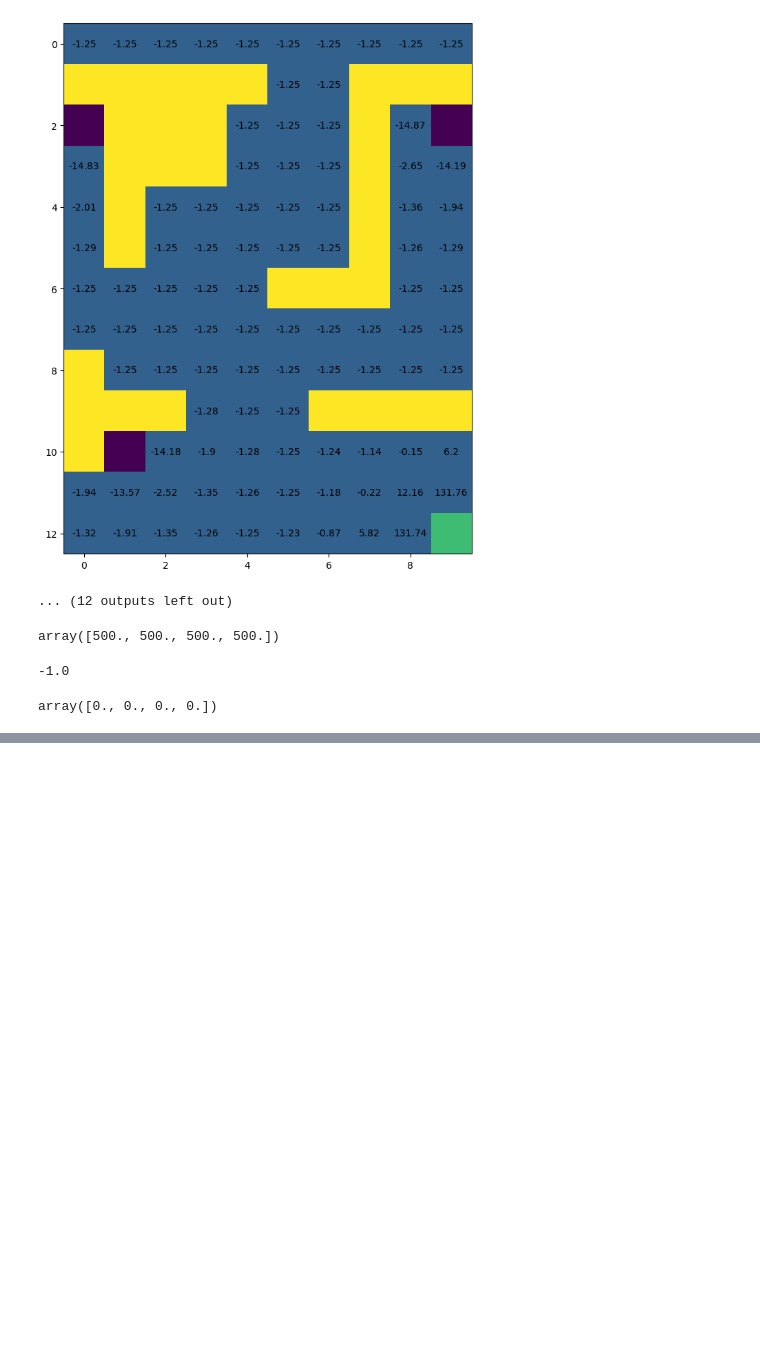
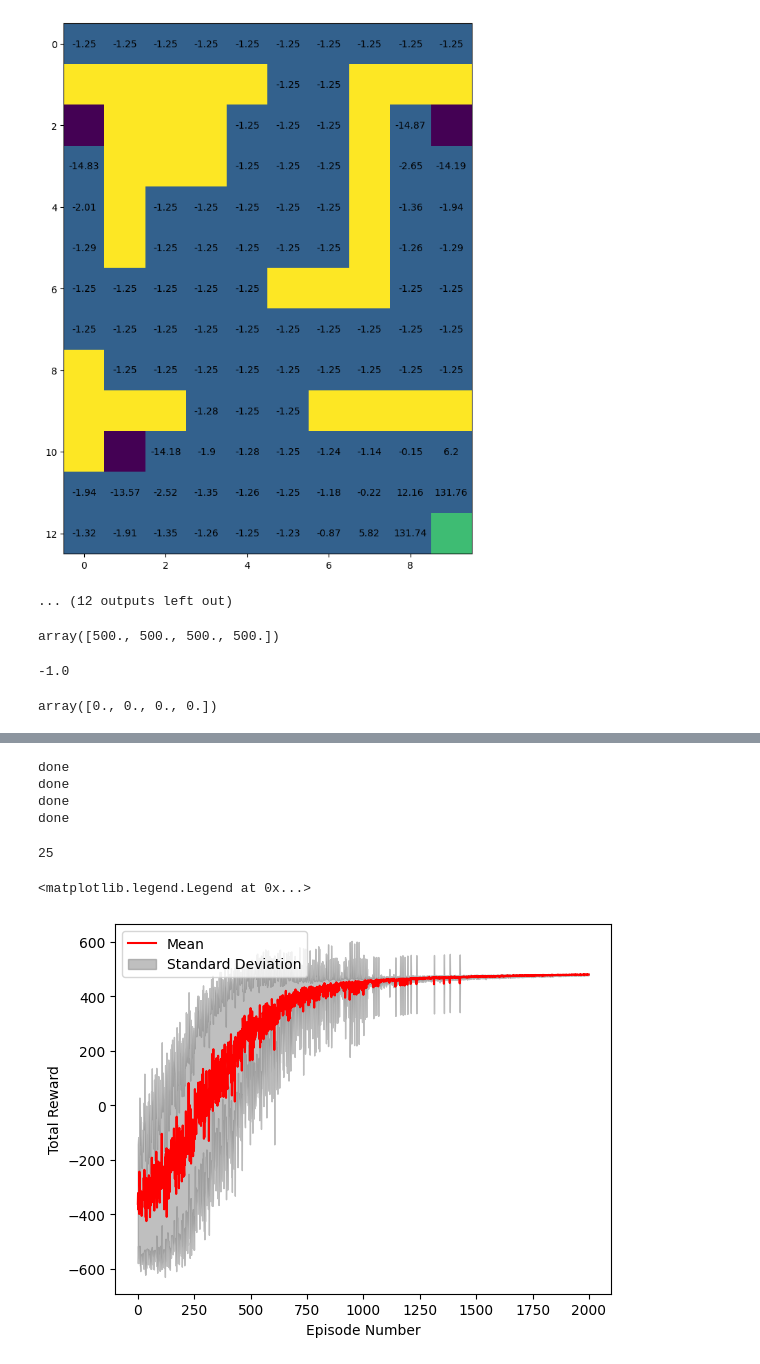
Before and after one commit to ohmdelta/rl_cw1, a Jupyter notebook: coursework_1_maze.ipynb, the cells around one changed output, grey strips where cells are left out. Drawn from its saved outputs; the diff is of its cells as text; code cells hidden in the pictures; blank space fills up the shorter version.

Commit message:
update Q2 added plot

```diff
--- a/coursework_1_maze.ipynb
+++ b/coursework_1_maze.ipynb
@@ -522,7 +522,7 @@ class MC_agent(object):
 
       return False
 
-    n_episodes = 10000 # some large number
+    n_episodes = 1000 # some large number
 
     for e in range(n_episodes):
       epsilon = 1 - (e) / (n_episodes)
@@ -749,0 +778,36 @@ array([0., 0., 0., 0.])
+# %%
+for _ in range(4):
+    _, _, total_rewards = mc_agent.solve(maze)
+    results.append(total_rewards)
+    print("done")
+# %% [output]
+done
+done
+done
+done
+# %%
+len(results)
+# %% [output]
+25
+# %%
+r = np.array(results)
+# %%
+# for i in range(len(r)):
+#     plt.plot( np.arange(len(r[i])), r[i],)
+
+mean = r.mean(axis=0)
+std = r.std(axis=0)
+domain = np.arange(len(r[i]))
+plt.plot(domain, mean, color="red", label="Mean")
+plt.fill_between(domain, mean + std, mean - std, color="grey", alpha=0.5, label="Standard Deviation")
+
+plt.xlabel("Episode Number")
+plt.ylabel("Total Reward")
+
+plt.legend()
+
+# plt.plot(np.arange(len(r[i])), mean + std)
+# plt.plot(np.arange(len(r[i])), mean - std)
+# %% [output]
+<matplotlib.legend.Legend at 0x...>
+[figure, added]
```
Also changed, not shown: parts of 2 cells of this notebook, 2 other files.
